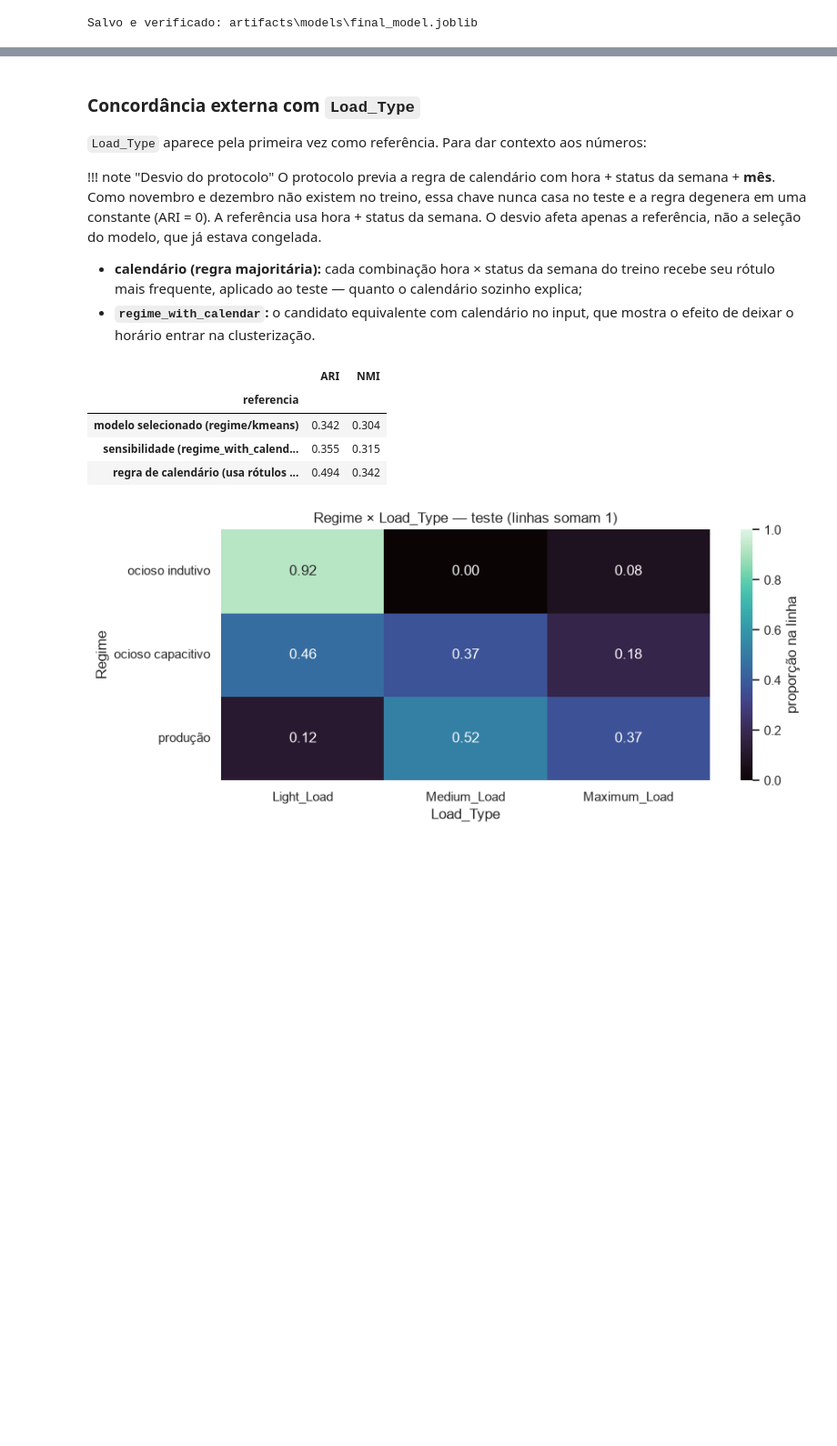
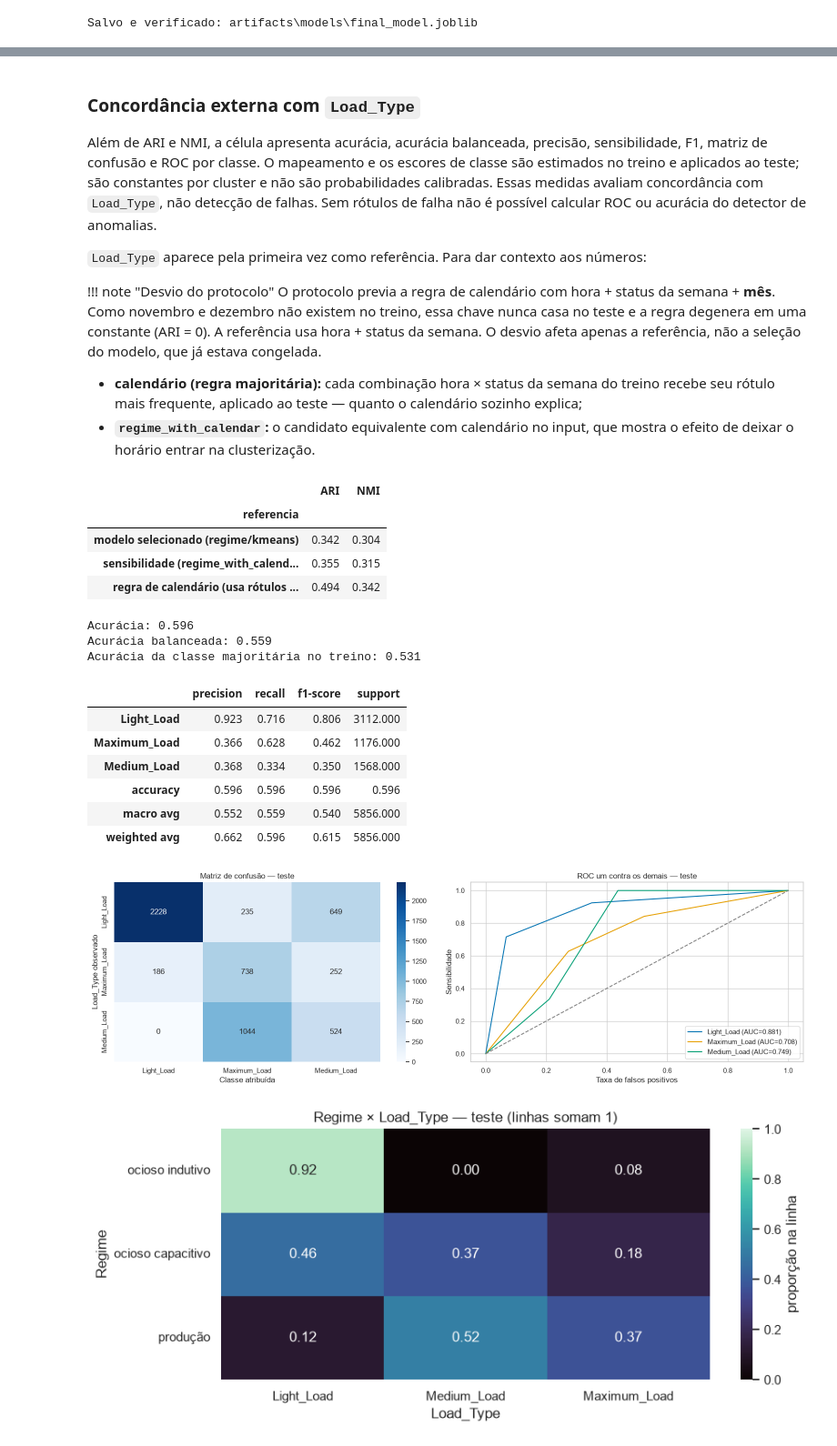
Before and after one commit to MBA-Data-Science-Unifor/Regime-Anomaly-Unsupervisioned, a Jupyter notebook: artifacts/notebooks/03_Modeling.ipynb, the cells around one changed output, grey strips where cells are left out. Shown at 91% size. Drawn from its saved outputs; the diff is of its cells as text; code cells hidden in the pictures; blank space fills up the shorter version.

```diff
--- a/artifacts/notebooks/03_Modeling.ipynb
+++ b/artifacts/notebooks/03_Modeling.ipynb
@@ -556,5 +596,7 @@ display(shares.round(3))
 # %% [markdown]
 ### Concordância externa com `Load_Type`
+
+Além de ARI e NMI, a célula apresenta acurácia, acurácia balanceada, precisão, sensibilidade, F1, matriz de confusão e ROC por classe. O mapeamento e os escores de classe são estimados no treino e aplicados ao teste; são constantes por cluster e não são probabilidades calibradas. Essas medidas avaliam concordância com `Load_Type`, não detecção de falhas. Sem rótulos de falha não é possível calcular ROC ou acurácia do detector de anomalias.
 
 `Load_Type` aparece pela primeira vez como referência. Para dar contexto aos números:
 
@@ -585,33 +627,75 @@ with_calendar_labels = reference_models[("regime_with_calendar", SELECTED)].pred
     transformed["regime_with_calendar"]["test"]
 )
 truth = test[LABEL_COLUMN].to_numpy()
 external = pd.DataFrame(
     [
         {
             "referencia": f"modelo selecionado ({SELECTED_SET}/{SELECTED})",
             "labels": test_result["regime"].to_numpy(),
         },
         {
             "referencia": f"sensibilidade (regime_with_calendar/{SELECTED})",
             "labels": with_calendar_labels,
         },
         {
             "referencia": "regra de calendário (usa rótulos do treino)",
             "labels": calendar_test.to_numpy(),
         },
     ]
 )
 external["ARI"] = [adjusted_rand_score(truth, labels) for labels in external["labels"]]
 external["NMI"] = [normalized_mutual_info_score(truth, labels) for labels in external["labels"]]
 external = external.drop(columns="labels").set_index("referencia")
 save_table(external, "modelagem_concordancia_externa_teste.csv")
 display(external.round(3))
+
+# Avaliação externa: associação cluster–classe aprendida exclusivamente no treino.
+from sklearn.metrics import accuracy_score, balanced_accuracy_score, classification_report, confusion_matrix, roc_curve, auc
+classes = sorted(train[LABEL_COLUMN].unique())
+train_regimes = labelled['train']['regime'].to_numpy()
+class_counts = pd.crosstab(train_regimes, train[LABEL_COLUMN]).reindex(index=range(md.N_REGIMES), columns=classes, fill_value=0)
+class_scores = class_counts.div(class_counts.sum(axis=1), axis=0)
+mapped_test = class_scores.idxmax(axis=1).loc[test_result['regime'].to_numpy()].to_numpy()
+baseline = train[LABEL_COLUMN].value_counts().idxmax()
+print('Acurácia:', round(accuracy_score(truth, mapped_test), 3))
+print('Acurácia balanceada:', round(balanced_accuracy_score(truth, mapped_test), 3))
+print('Acurácia da classe majoritária no treino:', round(accuracy_score(truth, np.repeat(baseline, len(truth))), 3))
+report = pd.DataFrame(classification_report(truth, mapped_test, labels=classes, output_dict=True, zero_division=0)).T
+save_table(report, 'modelagem_classificacao_externa_teste.csv')
+display(report.round(3))
+matrix = confusion_matrix(truth, mapped_test, labels=classes)
+fig, axes = plt.subplots(1, 2, figsize=(16, 5))
+sns.heatmap(matrix, annot=True, fmt='d', cmap='Blues', xticklabels=classes, yticklabels=classes, ax=axes[0])
+axes[0].set(title='Matriz de confusão — teste', xlabel='Classe atribuída', ylabel='Load_Type observado')
+scores_test = class_scores.loc[test_result['regime'].to_numpy()].to_numpy()
+for i, name in enumerate(classes):
+    binary_truth = (truth == name).astype(int)
+    if np.unique(binary_truth).size == 2:
+        fpr, tpr, _ = roc_curve(binary_truth, scores_test[:, i])
+        axes[1].plot(fpr, tpr, label=f'{name} (AUC={auc(fpr, tpr):.3f})')
+axes[1].plot([0, 1], [0, 1], '--', color='gray')
+axes[1].set(title='ROC um contra os demais — teste', xlabel='Taxa de falsos positivos', ylabel='Sensibilidade')
+axes[1].legend()
+fig.tight_layout()
+save_figure(fig, '33_avaliacao_externa_classificacao.png')
+plt.show()
 # %% [output]
 |  | ARI | NMI |
 | referencia |  |  |
 | modelo selecionado (regime/kmeans) | 0.342 | 0.304 |
 | sensibilidade (regime_with_calend... | 0.355 | 0.315 |
 | regra de calendário (usa rótulos ... | 0.494 | 0.342 |
+Acurácia: 0.596
+Acurácia balanceada: 0.559
+Acurácia da classe majoritária no treino: 0.531
+|  | precision | recall | f1-score | support |
+| Light_Load | 0.923 | 0.716 | 0.806 | 3112.000 |
+| Maximum_Load | 0.366 | 0.628 | 0.462 | 1176.000 |
+| Medium_Load | 0.368 | 0.334 | 0.350 | 1568.000 |
+| accuracy | 0.596 | 0.596 | 0.596 | 0.596 |
+| macro avg | 0.552 | 0.559 | 0.540 | 5856.000 |
+| weighted avg | 0.662 | 0.596 | 0.615 | 5856.000 |
+[figure, added]
 # %%
 contingency = pd.crosstab(
     test_result["regime_name"], test_result[LABEL_COLUMN], normalize="index"
```
Also changed, not shown: parts of 11 cells of this notebook, 3 other files.
